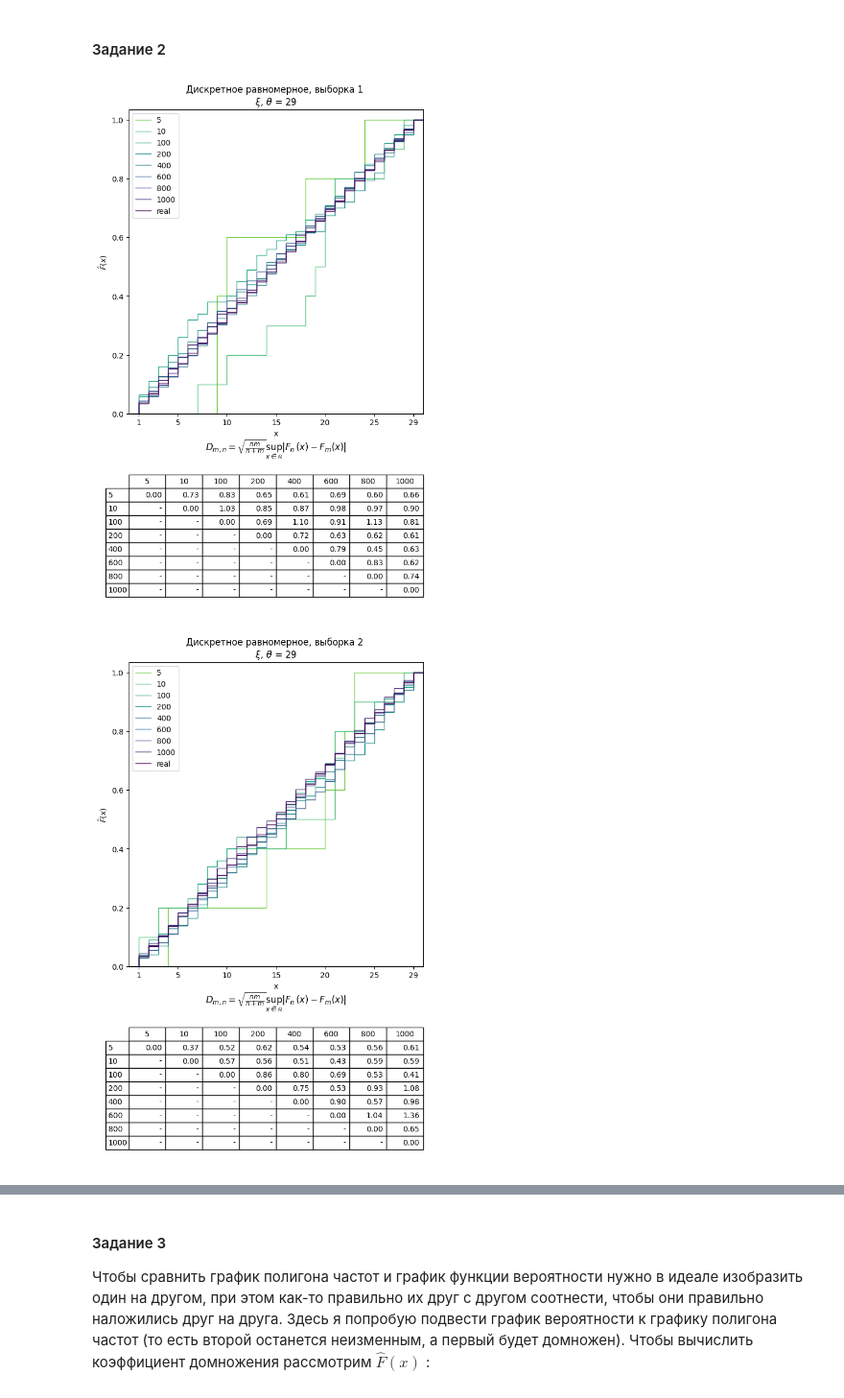
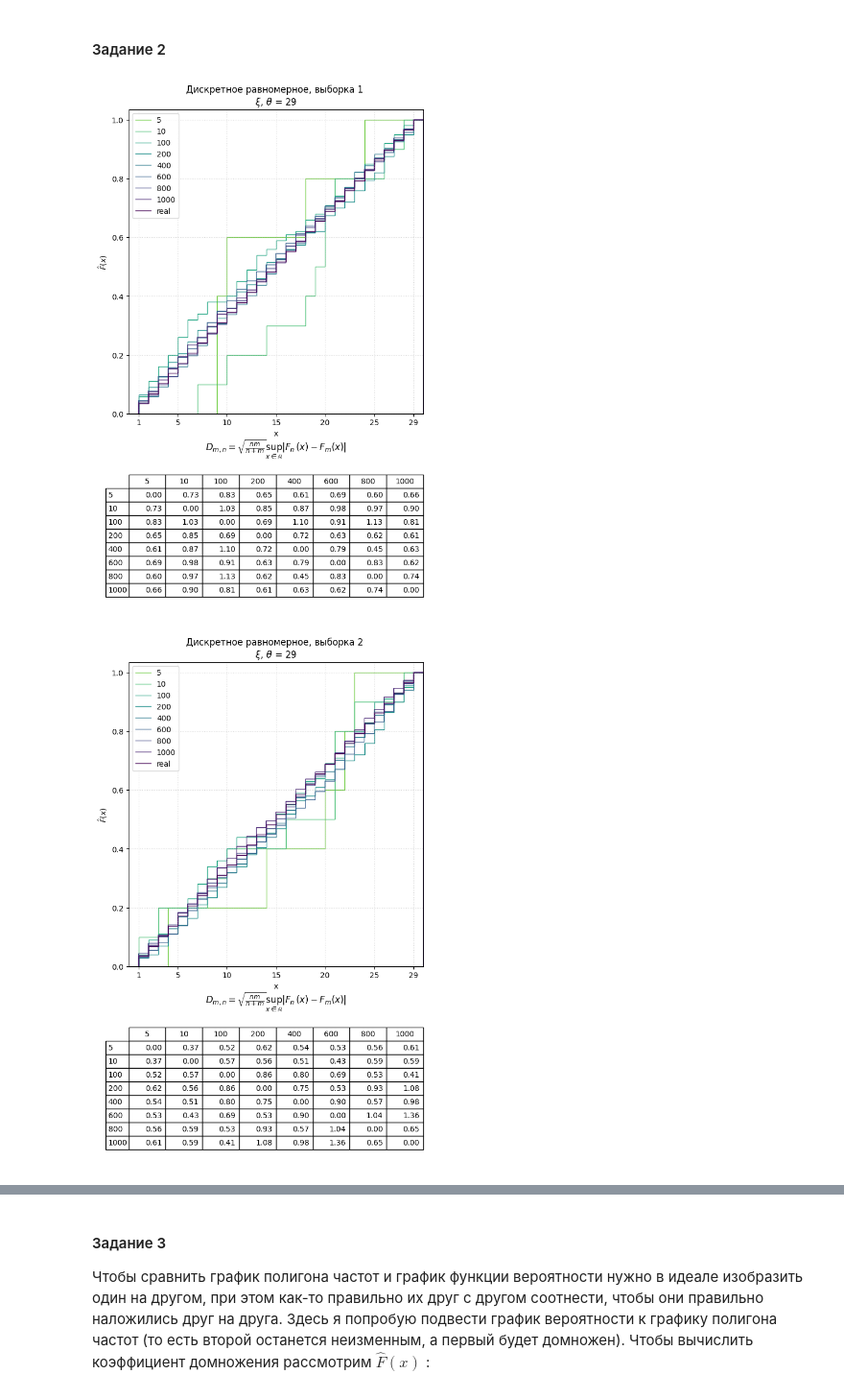
Before and after one commit to TimothyTur/skb201tur-ms-hws, a Jupyter notebook: СКБ201 Тур.ipynb, the cells around one changed output, grey strips where cells are left out. Shown at 96% size. Cells and saved outputs as stored; diff of their text form; code cells hidden in the pictures.

```diff
--- a/СКБ201 Тур.ipynb
+++ b/СКБ201 Тур.ipynb
@@ -192,60 +192,76 @@ def xi_distr_real(x: int, theta=29):
 X_realxi = np.arange(1-1, 29+1+1)
 Y_realxi = xi_distr_real(X_realxi)
 
-Yxi = np.array([[[xi_distr(sample_xi[k][j], x) for x in X_realxi]
-                 for j in range(5)] for k in range(len(n))])
+Yxi = [[[np.array(xi_distr(sample_xi[k][j], x)) for x in sample_xi[k][j]]
+                 for j in range(5)] for k in range(len(n))]
 
-def xi_Dmn(Yn, Ym, n, m):
+def xi_Dmn(Yn, Ym, Xn, Xm):
+    n = len(Xn)
+    m = len(Xm)
+    Xn = np.concatenate([[0],Xn,[30]])
+    Xm = np.concatenate([[0],Xm,[30]])
+    Yn = np.concatenate([[0],Yn,[1]])
+    Ym = np.concatenate([[0],Ym,[1]])
+    if m>n:
+        m, n = n, m
+        Xm, Xn = Xn, Xm
+        Ym, Yn = Yn, Ym
+
     res = 0
-    for i in range(29):
-        d = abs(Yn[i]-Ym[i])
+    for i in range(1, n+1):
+        j=0
+        while not (Xm[j]<=Xn[i]<Xm[j+1]):
+            j+=1
+        d = abs(Yn[i]-Ym[j])
         if d>res: res = d
     return (n*m/(n+m))**0.5*res
 
-diffsxi = np.array([[[('%.2f' % xi_Dmn(Yxi[i][k], Yxi[j][k], n[i], n[j]))
-                      if i>=j else '-' for i in range(len(n))]
-                     for j in range(len(n))]
-                    for k in range(5)])
+diffsxi = np.array([[[(xi_Dmn(Yxi[i][k], Yxi[j][k], sample_xi[i][k], sample_xi[j][k]))
+                      for i in range(len(n))] for j in range(len(n))] for k in range(5)])
+diffsxi_demo = np.array([[[('%.2f' % diffsxi[k][j][i]) for i in range(len(n))]
+                            for j in range(len(n))] for k in range(5)])
 # %%
 from matplotlib import pyplot as plt
 colors = ['#7bd152', '#45be71', '#25a885', '#21908c',
           '#2b798e', '#355f8d', '#414486', '#482574']
 
 # graph[0]
 fig, ax = plt.subplots(2,1, figsize=(7,12), height_ratios = [2,1])
 for i in range(8):
-    ax[0].stairs(Yxi[i][0], np.append(X_realxi, 30), color = colors[i])
+    ax[0].stairs(Yxi[i][0], np.append(sample_xi[i][0], 30), color = colors[i])
 ax[0].stairs(Y_realxi, np.append(X_realxi, 30), color = '#440154')
 ax[0].set(xticks = [1]+list(range(5,26,5))+[29], xmargin = 0, ymargin = 0,
           xlabel = 'x', ylabel = r'$\hat{F}(x)$',
           title = 'Дискретное равномерное, выборка 1 \n$\\xi , \\,\\theta$ = 29')
-ax[0].legend([*n, 'real'], loc='upper left');
+ax[0].legend([*n, 'real'], loc='upper left')
+ax[0].grid(True, alpha = 0.5, ls='dotted')
 
-ax[1].table(cellText = diffsxi[0], rowLabels=n, colLabels=n,
+ax[1].table(cellText = diffsxi_demo[0], rowLabels=n, colLabels=n,
             loc='center').scale(1, 1.5)
 ax[1].set_axis_off()
 ax[1].set_title(r'$D_{m,n}=\sqrt{\frac{nm}{n+m}}\sup_{x\in\mathbb{R}}$'+
                 r'$|F_n(x)-F_m(x)|$');
 # %% [output]
-[figure, old version]
+[figure, new version]
 # %%
 # graph[1]
 fig, ax = plt.subplots(2,1, figsize=(7,12), height_ratios = [2,1])
 for i in range(8):
-    ax[0].stairs(Yxi[i][1], np.append(X_realxi, 30), color = colors[i])
+    ax[0].stairs(Yxi[i][1], np.append(sample_xi[i][1], 30), color = colors[i])
 ax[0].stairs(Y_realxi, np.append(X_realxi, 30), color = '#440154')
 ax[0].set(xticks = [1]+list(range(5,26,5))+[29], xmargin = 0, ymargin = 0,
           xlabel = 'x', ylabel = r'$\hat{F}(x)$',
           title = 'Дискретное равномерное, выборка 2 \n$\\xi , \\,\\theta$ = 29')
-ax[0].legend([*n, 'real'], loc='upper left');
+ax[0].legend([*n, 'real'], loc='upper left')
+ax[0].grid(True, alpha = 0.5, ls='dotted')
 
-ax[1].table(cellText = diffsxi[1], rowLabels=n, colLabels=n,
+ax[1].table(cellText = diffsxi_demo[1], rowLabels=n, colLabels=n,
             loc='center').scale(1, 1.5)
 ax[1].set_axis_off()
 ax[1].set_title(r'$D_{m,n}=\sqrt{\frac{nm}{n+m}}\sup_{x\in\mathbb{R}}$'+
                 r'$|F_n(x)-F_m(x)|$');
 # %% [output]
-[figure, old version]
+[figure, new version]
 # %%
 # graph[2]
 fig, ax = plt.subplots(2,1, figsize=(7,12), height_ratios = [2,1])
```
Also changed, not shown: parts of 16 cells of this notebook, 1 other file.
